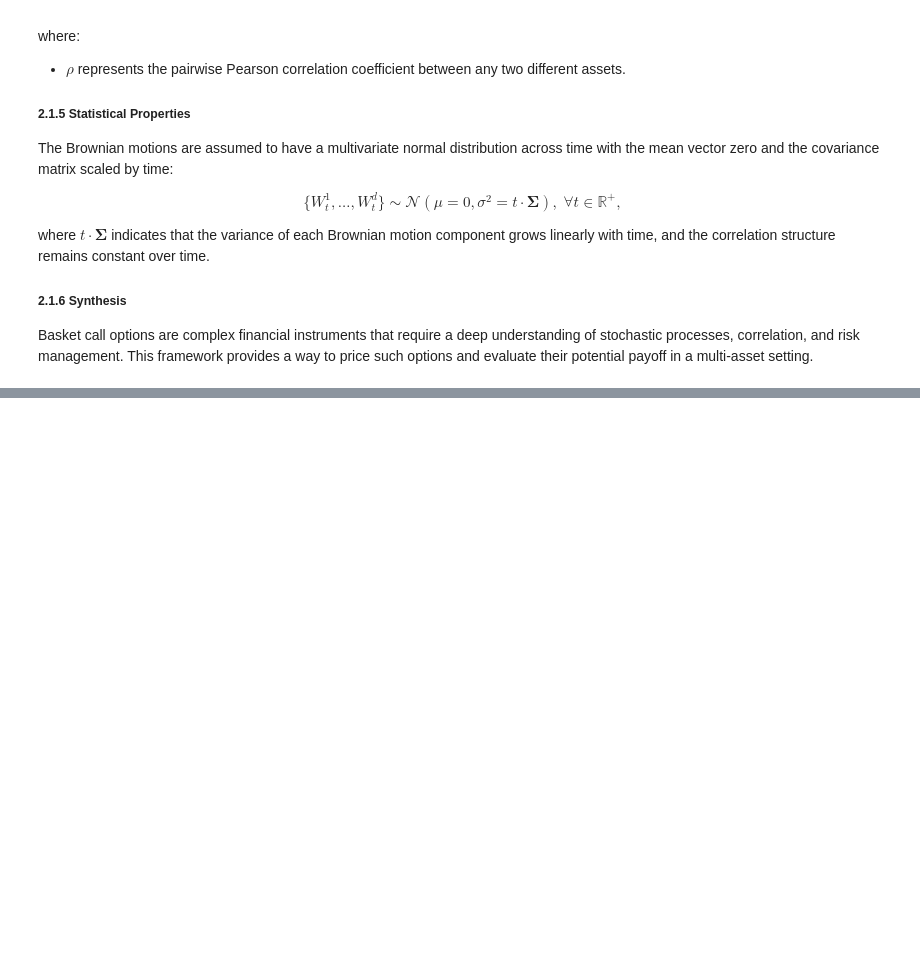
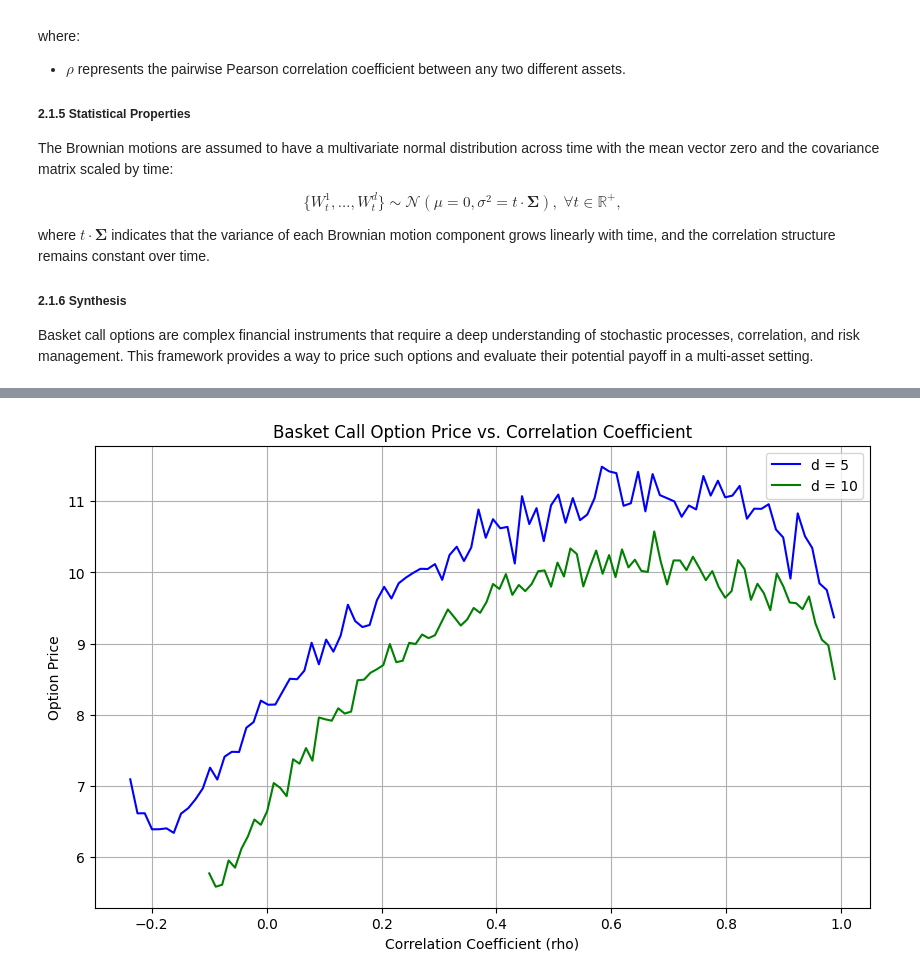
Before and after one commit to bs333/fe-621, a Jupyter notebook: FE621 - Homework/FE621 - Homework #4/fe621-hw4.ipynb, the cells around one changed output, grey strips where cells are left out. Saved outputs shown, nothing was run; the diff lists cells and outputs as text; code cells hidden in the pictures; blank space fills up the shorter version.

```diff
--- a/FE621 - Homework/FE621 - Homework #4/fe621-hw4.ipynb
+++ b/FE621 - Homework/FE621 - Homework #4/fe621-hw4.ipynb
@@ -359 +363,58 @@ Estimated Basket Call Option Price: 9.96
 *(i). For $d = 5$ and $d = 10$, plot in the same graph the price estimate as a function of $\rho$ for $-\frac{1}{d - 1} \leq \rho \leq 1$.*
+# %%
+import numpy as np
+import matplotlib.pyplot as plt
+
+# Parameters
+K = 100            # Strike price
+r = 0.05           # Risk-free rate
+T = 1.0            # Time to maturity
+n = 5000           # Number of simulations
+sigma = 0.3        # Assume a constant volatility for simplicity
+dt = T / 252       # Daily steps
+S0 = 100           # Initial price of each asset
+
+# Function to compute option prices
+def compute_option_price(d, rho_range):
+    prices = []
+    for rho in rho_range:
+        # Construct covariance matrix
+        cov_matrix = rho * np.ones((d, d)) + (1 - rho) * np.eye(d)
+        # Ensure the matrix is positive definite
+        if np.all(np.linalg.eigvals(cov_matrix) > 0):  # Checking eigenvalues
+            # Cholesky decomposition
+            L = np.linalg.cholesky(cov_matrix)
+            # Simulate asset prices
+            final_prices = np.zeros(n)
+            for i in range(n):
+                Z = np.random.normal(0, 1, (252, d))
+                daily_returns = (r - 0.5 * sigma**2) * dt + np.sqrt(dt) * np.dot(Z, L) * sigma
+                final_prices[i] = S0 * np.exp(np.cumsum(daily_returns, axis=0)[-1]).mean()
+            # Calculate payoffs
+            payoffs = np.maximum(final_prices - K, 0)
+            # Discount payoffs to present value and average
+            option_price = np.exp(-r * T) * np.mean(payoffs)
+            prices.append(option_price)
+        else:
+            prices.append(None)  # Append None if matrix is not positive definite
+    return prices
+
+# Values of d
+d_values = [5, 10]
+colors = ['blue', 'green']
+labels = ['d = 5', 'd = 10']
+
+plt.figure(figsize=(10, 6))
+for d, color, label in zip(d_values, colors, labels):
+    rho_range = np.linspace(-1/(d-1), 1, 100)
+    prices = compute_option_price(d, rho_range)
+    plt.plot(rho_range, [p if p is not None else None for p in prices], color=color, label=label)  # Plotting only valid prices
+
+plt.title('Basket Call Option Price vs. Correlation Coefficient')
+plt.xlabel('Correlation Coefficient (rho)')
+plt.ylabel('Option Price')
+plt.legend()
+plt.grid(True)
+plt.show()
+# %% [output]
+[figure, added]
```
Also changed, not shown: parts of 1 cell of this notebook, 3 other files.
